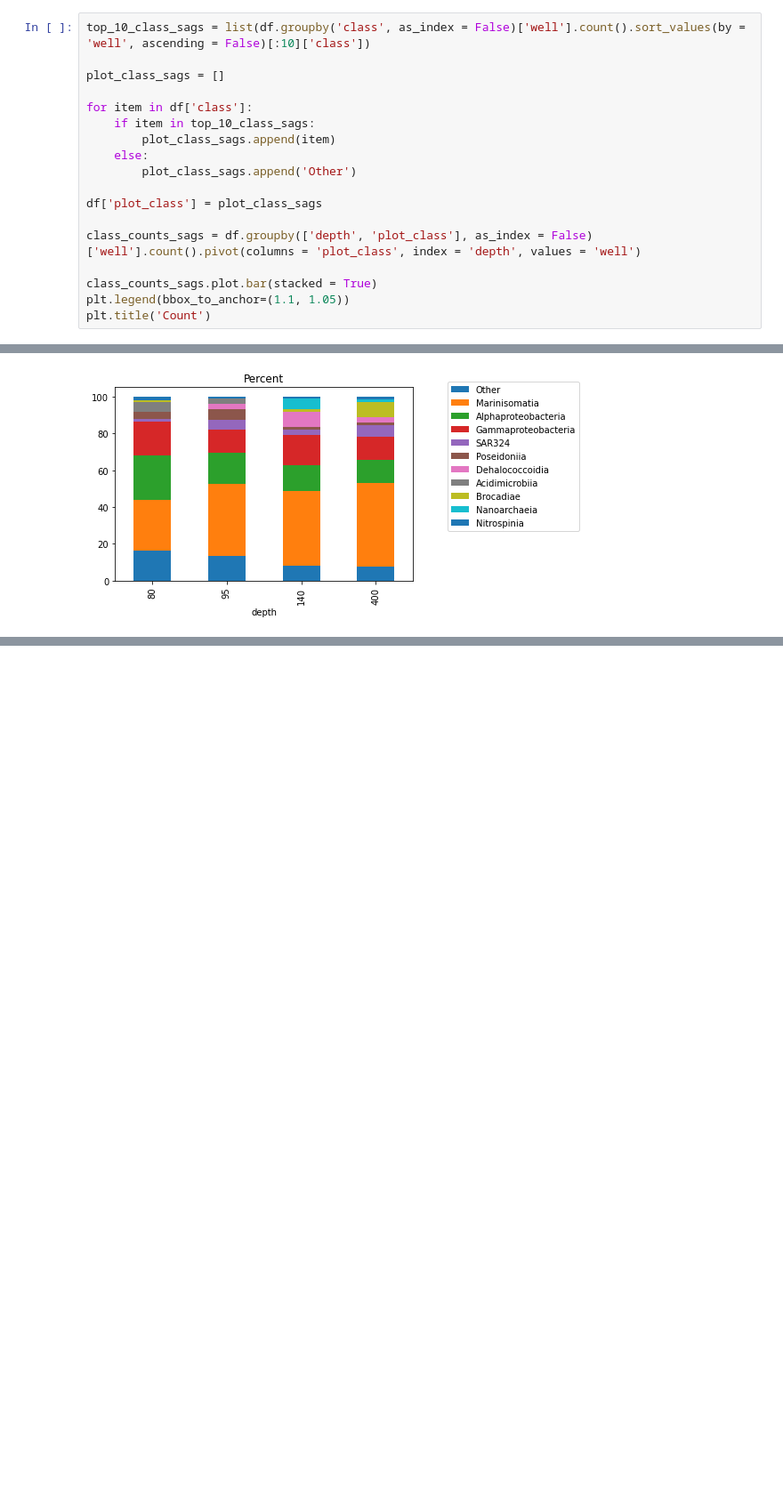
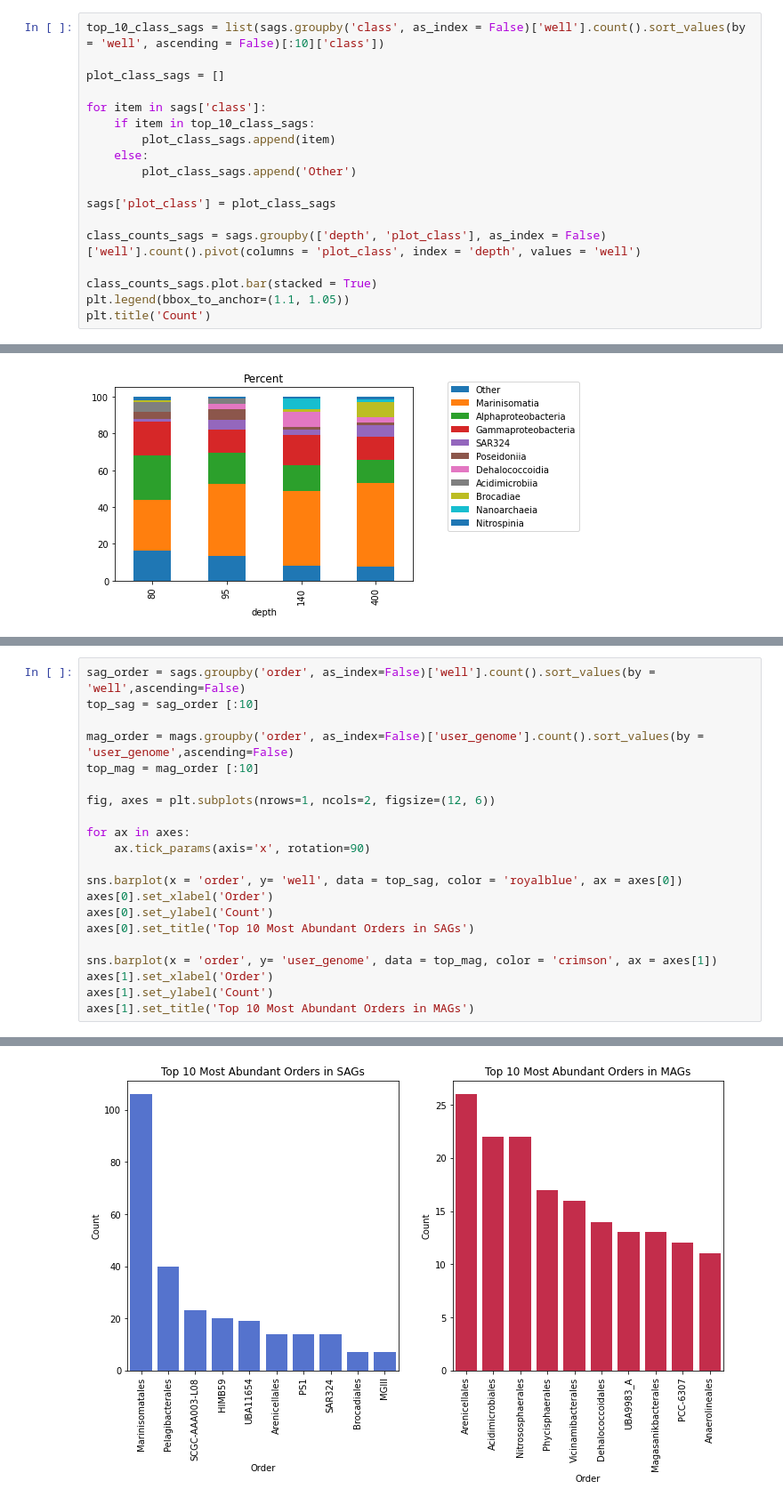
Before and after one commit to mdherring/OMZ_MH_Analysis, a Jupyter notebook: 07_SAG_gtdbtk.ipynb, the cells around one changed output, grey strips where cells are left out. Shown at 89% size. Saved outputs shown, nothing was run; the diff lists cells and outputs as text; blank space fills up the shorter version.

Commit message:
comparison plots of sags vs mags

```diff
--- a/07_SAG_gtdbtk.ipynb
+++ b/07_SAG_gtdbtk.ipynb
@@ -198,19 +200,19 @@ Text(0.5, 1.0, 'Top 10 Most Abundant Orders')
 # %% [markdown]
 ## Plot Tax Level
 # %%
-top_10_class_sags = list(df.groupby('class', as_index = False)['well'].count().sort_values(by = 'well', ascending = False)[:10]['class'])
+top_10_class_sags = list(sags.groupby('class', as_index = False)['well'].count().sort_values(by = 'well', ascending = False)[:10]['class'])
 
 plot_class_sags = []
 
-for item in df['class']:
+for item in sags['class']:
     if item in top_10_class_sags:
         plot_class_sags.append(item)
     else:
         plot_class_sags.append('Other')
 
-df['plot_class'] = plot_class_sags
+sags['plot_class'] = plot_class_sags
 
-class_counts_sags = df.groupby(['depth', 'plot_class'], as_index = False)['well'].count().pivot(columns = 'plot_class', index = 'depth', values = 'well')
+class_counts_sags = sags.groupby(['depth', 'plot_class'], as_index = False)['well'].count().pivot(columns = 'plot_class', index = 'depth', values = 'well')
 
 class_counts_sags.plot.bar(stacked = True)
 plt.legend(bbox_to_anchor=(1.1, 1.05))
@@ -234,0 +239,22 @@ Text(0.5, 1.0, 'Percent')
+# %%
+sag_order = sags.groupby('order', as_index=False)['well'].count().sort_values(by = 'well',ascending=False)
+top_sag = sag_order [:10]
+
+mag_order = mags.groupby('order', as_index=False)['user_genome'].count().sort_values(by = 'user_genome',ascending=False)
+top_mag = mag_order [:10]
+
+fig, axes = plt.subplots(nrows=1, ncols=2, figsize=(12, 6))
+
+for ax in axes:
+    ax.tick_params(axis='x', rotation=90)
+
+sns.barplot(x = 'order', y= 'well', data = top_sag, color = 'royalblue', ax = axes[0])
+axes[0].set_xlabel('Order')
+axes[0].set_ylabel('Count')
+axes[0].set_title('Top 10 Most Abundant Orders in SAGs')
+
+sns.barplot(x = 'order', y= 'user_genome', data = top_mag, color = 'crimson', ax = axes[1])
+axes[1].set_xlabel('Order')
+axes[1].set_ylabel('Count')
+axes[1].set_title('Top 10 Most Abundant Orders in MAGs')
+# %% [output]
@@ -234,0 +262 @@ Text(0.5, 1.0, 'Percent')
+[figure, added]
```
Also changed, not shown: parts of 9 cells of this notebook.
